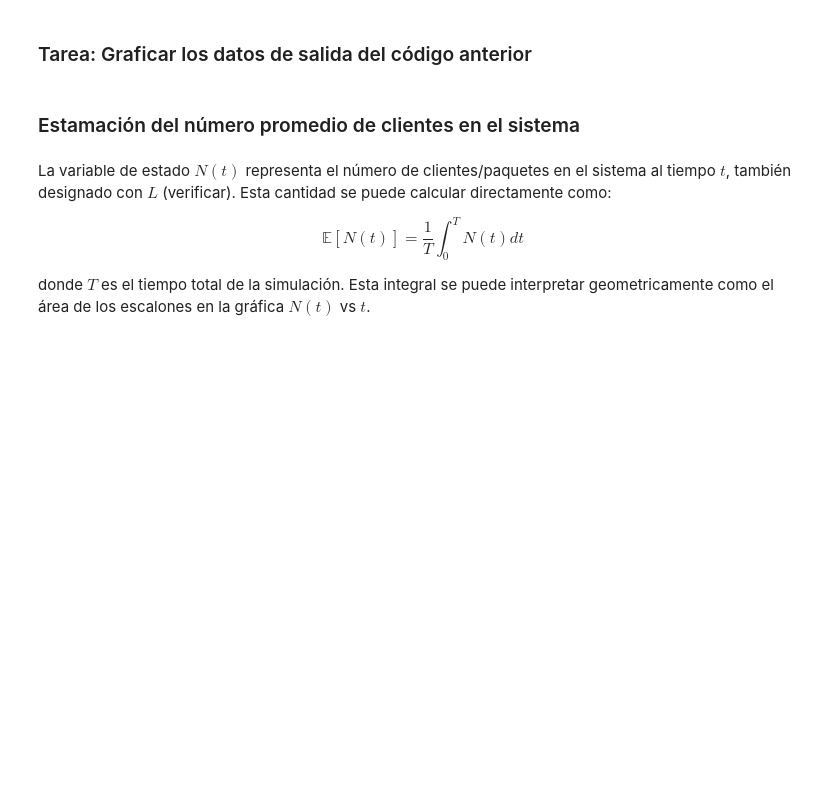
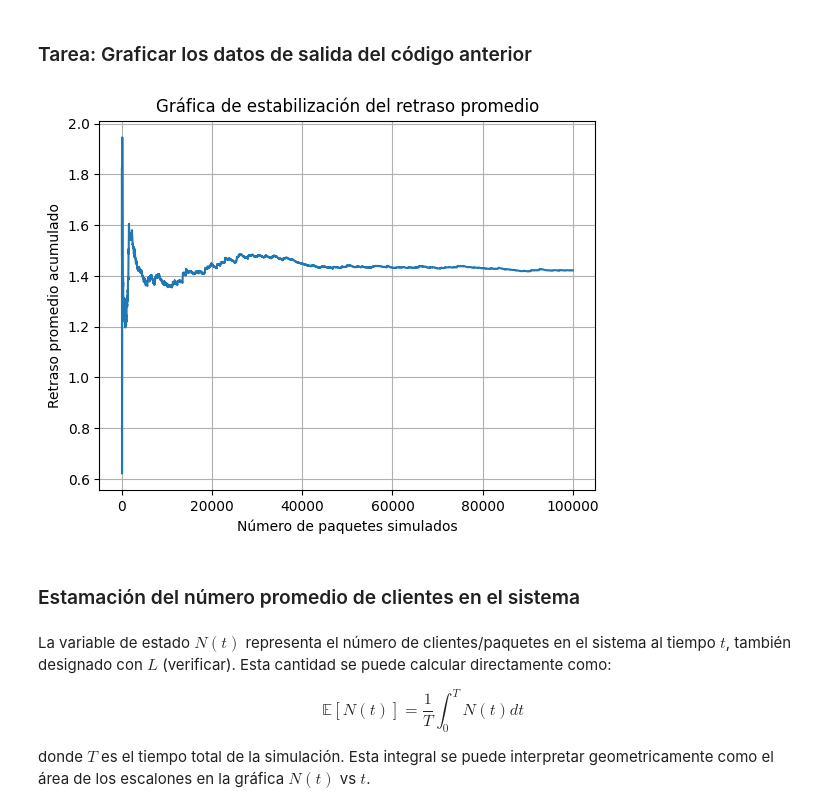
Before and after one commit to JoelVillagomez1220/Simulaci-n-2-, a Jupyter notebook: Simulacion_de_un_sistema_de_linea_de_espera.ipynb, the cells around one changed output. Saved outputs shown, nothing was run; the diff lists cells and outputs as text; code cells hidden in the pictures; blank space fills up the shorter version.

```diff
--- a/Simulacion_de_un_sistema_de_linea_de_espera.ipynb
+++ b/Simulacion_de_un_sistema_de_linea_de_espera.ipynb
@@ -536,5 +540,23 @@ print( "Retraso promedio = ", round( mean(r_Data), 4) )
 # %% [markdown]
 ### Tarea: Graficar los datos de salida del código anterior
+# %%
+import matplotlib.pyplot as plt
+
+# Calcular el retraso acumulado
+retraso_acumulado = [sum(r_Data[:i+1]) for i in range(len(r_Data))]
+
+# Calcular el retraso promedio acumulado
+retraso_promedio_acumulado = [retraso_acumulado[i] / (i+1) for i in range(len(retraso_acumulado))]
+
+# Graficar
+plt.plot(retraso_promedio_acumulado)
+plt.xlabel('Número de paquetes simulados')
+plt.ylabel('Retraso promedio acumulado')
+plt.title('Gráfica de estabilización del retraso promedio')
+plt.grid(True)
+plt.show()
+# %% [output]
+[figure, added]
 # %% [markdown]
 ### Estamación del número promedio de clientes en el sistema
 # %% [markdown]
```
Also changed, not shown: parts of 2 cells of this notebook.
